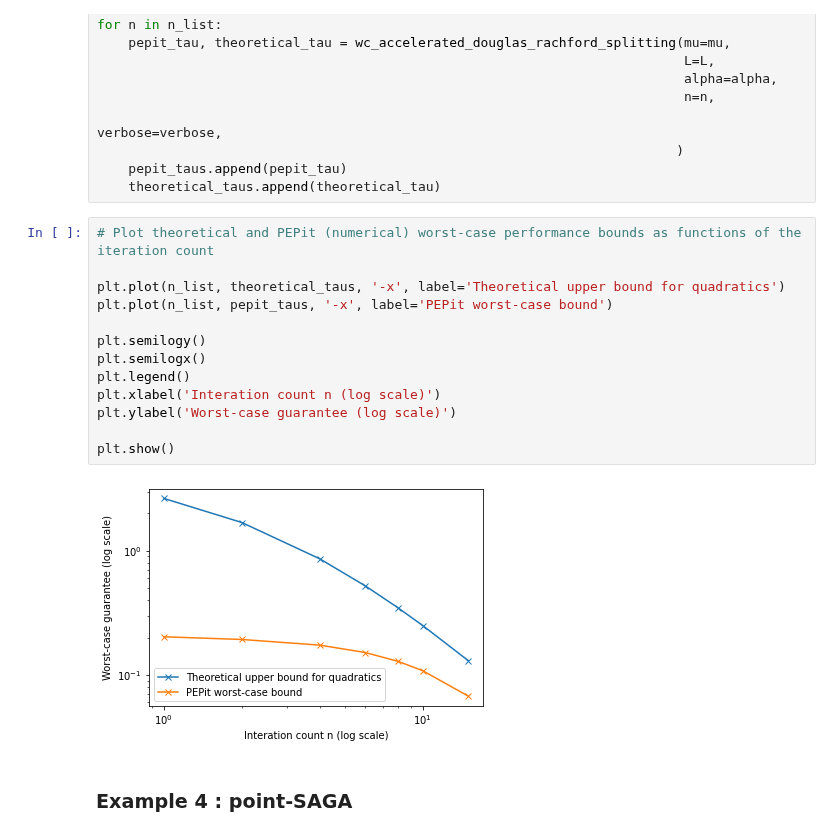
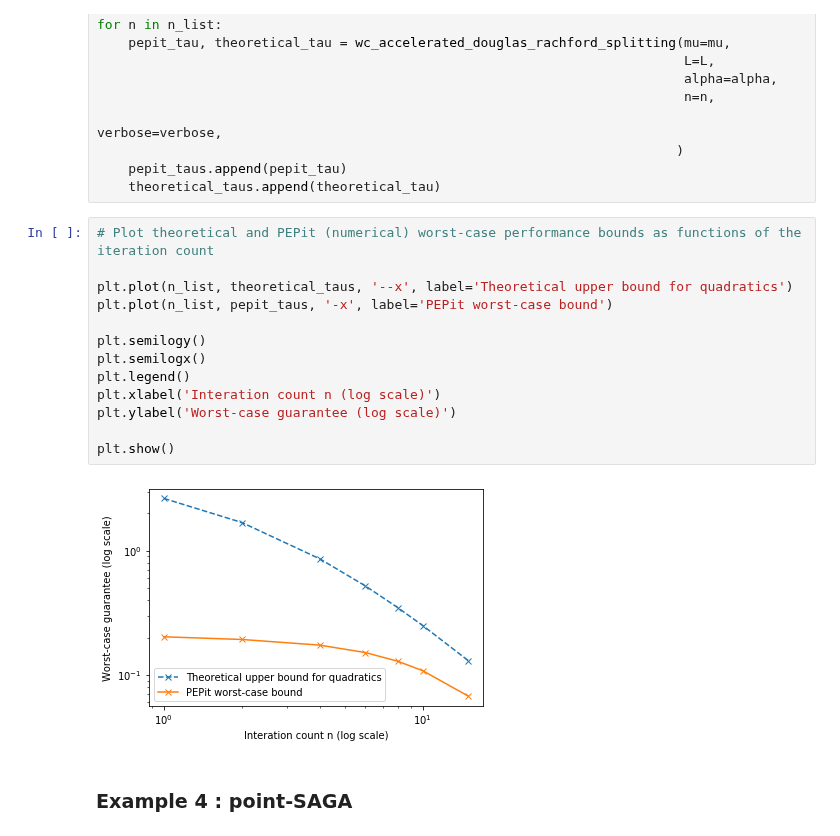
Before and after one commit to PerformanceEstimation/PEPit, a Jupyter notebook: ressources/demo/PEPit_demo.ipynb, the cells around one changed output. Drawn from its saved outputs; the diff is of its cells as text.

```diff
--- a/ressources/demo/PEPit_demo.ipynb
+++ b/ressources/demo/PEPit_demo.ipynb
@@ -466,18 +466,18 @@ for n in n_list:
 # %%
 # Plot theoretical and PEPit (numerical) worst-case performance bounds as functions of the iteration count
 
-plt.plot(n_list, theoretical_taus, '-x', label='Theoretical upper bound for quadratics')
+plt.plot(n_list, theoretical_taus, '--x', label='Theoretical upper bound for quadratics')
 plt.plot(n_list, pepit_taus, '-x', label='PEPit worst-case bound')
 
 plt.semilogy()
 plt.semilogx()
 plt.legend()
 plt.xlabel('Interation count n (log scale)')
 plt.ylabel('Worst-case guarantee (log scale)')
 
 plt.show()
 # %% [output]
-[figure, old version]
+[figure, new version]
 # %% [markdown]
 ### Example 4 : point-SAGA<a class="anchor" id="example4"></a>
 # %% [markdown]
```
Also changed, not shown: parts of 5 cells of this notebook.
